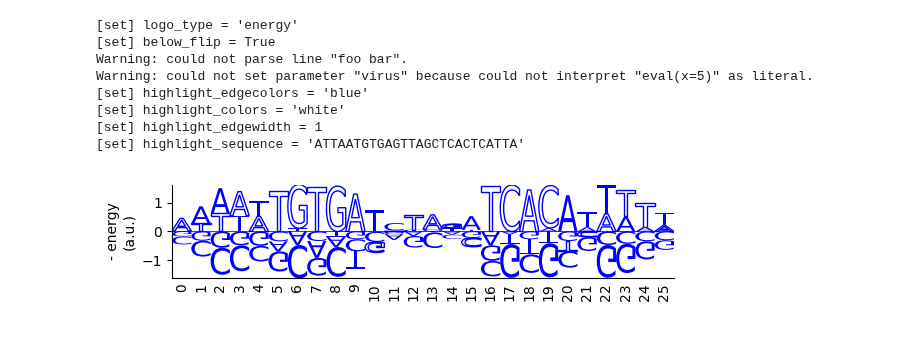
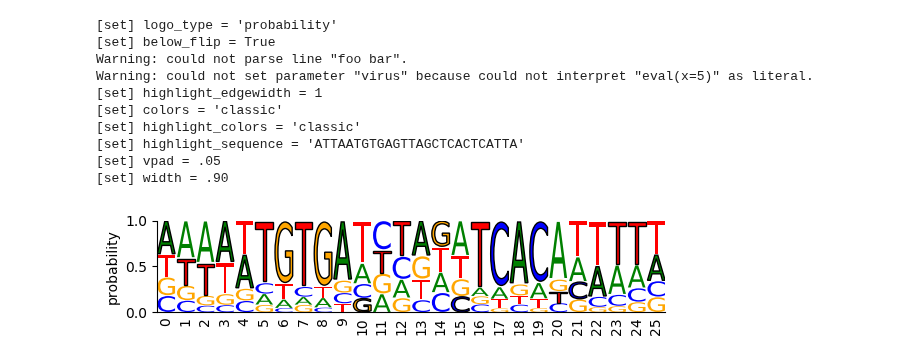
Before and after one commit to jbkinney/logomaker, a Jupyter notebook: tfbindingsites_test.ipynb, the cells around one changed output. Drawn from its saved outputs; the diff is of its cells as text; code cells hidden in the pictures.

```diff
--- a/tfbindingsites_test.ipynb
+++ b/tfbindingsites_test.ipynb
@@ -16,34 +16,38 @@ counts_mat = logomaker.load_alignment(fasta_file='data/crp_sites.fasta')
 # %%
 # Make all logo types
 wtseq = 'ATTAATGTGAGTTAGCTCACTCATTA'
 
 parameters_txt = """
-logo_type : 'energy'
+logo_type : 'probability'
 below_flip : True
 foo bar
 virus : eval(x=5)
-highlight_edgecolors : 'blue'
-highlight_colors : 'white'
 highlight_edgewidth : 1
+colors : 'classic'
+highlight_colors: 'classic'
 highlight_sequence : 'ATTAATGTGAGTTAGCTCACTCATTA'
+vpad : .05
+width : .90
 """
 with open('parameters.txt','w') as f:
     f.write(parameters_txt)
 
 logo = logomaker.make_styled_logo(style_file='parameters.txt', matrix=counts_mat)
 
 fig, ax = plt.subplots(figsize=[6,1.5])
 
 logo.draw(ax)
 
 fig.tight_layout()
 # %% [output]
-[set] logo_type = 'energy'
+[set] logo_type = 'probability'
 [set] below_flip = True
 Warning: could not parse line "foo bar".
 Warning: could not set parameter "virus" because could not interpret "eval(x=5)" as literal.
-[set] highlight_edgecolors = 'blue'
-[set] highlight_colors = 'white'
 [set] highlight_edgewidth = 1
+[set] colors = 'classic'
+[set] highlight_colors = 'classic'
 [set] highlight_sequence = 'ATTAATGTGAGTTAGCTCACTCATTA'
+[set] vpad = .05
+[set] width = .90
-[figure, old version]
+[figure, new version]
```
Also changed, not shown: 9 other files.
